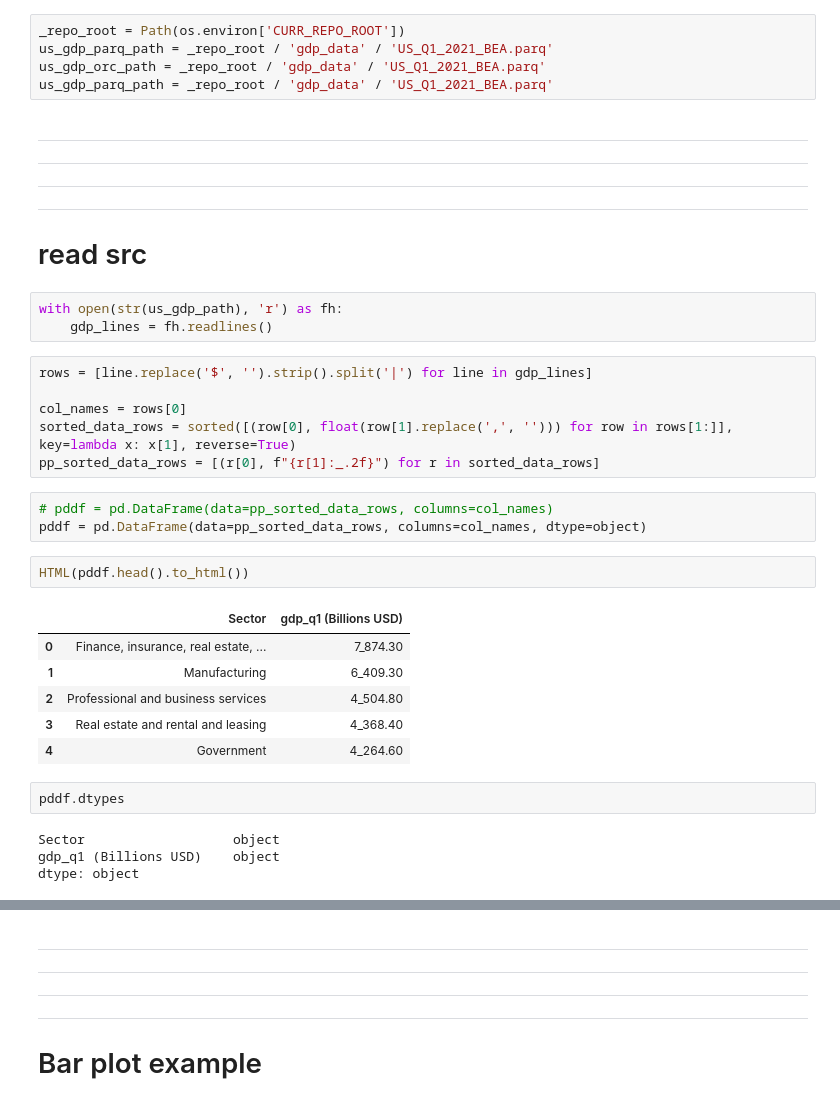
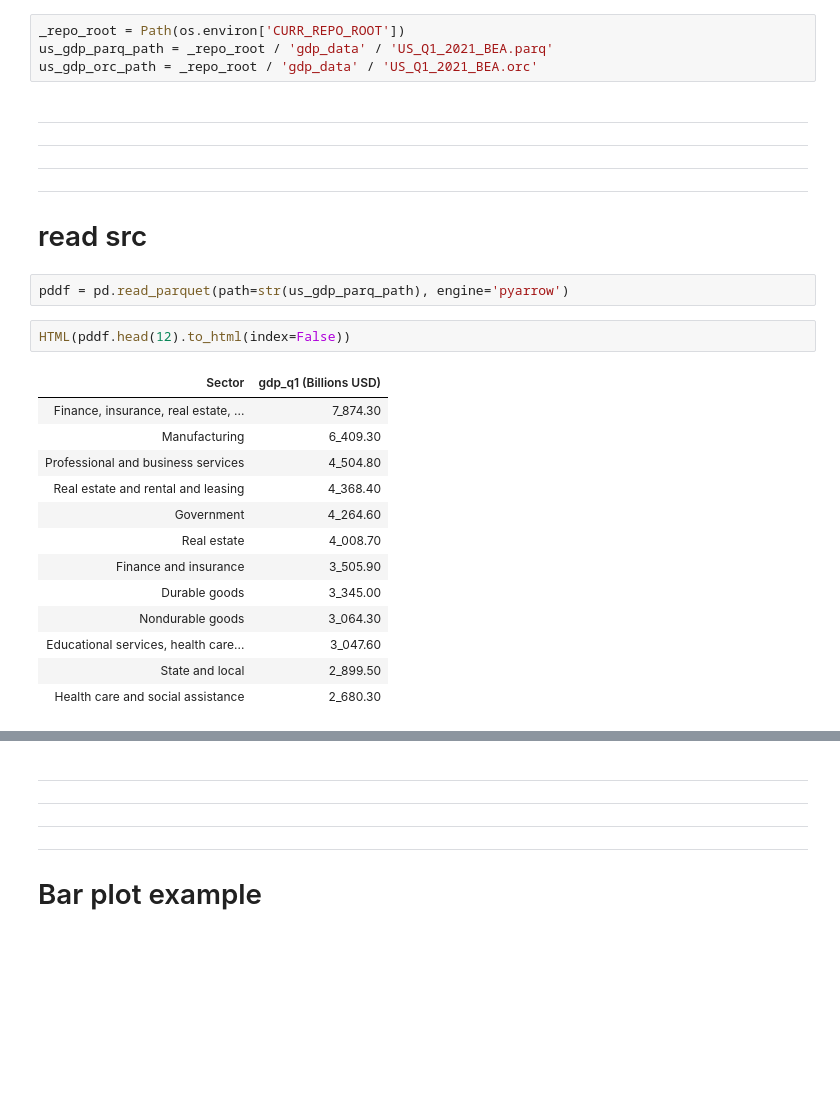
Before and after one commit to kouritron/mkmkdt, a Jupyter notebook: gdp_data/gdp_plot.ipynb, the cells around one changed output, grey strips where cells are left out. Saved outputs shown, nothing was run; the diff lists cells and outputs as text; blank space fills up the shorter version.

```diff
--- a/gdp_data/gdp_plot.ipynb
+++ b/gdp_data/gdp_plot.ipynb
@@ -19,8 +19,7 @@ import chart_studio.plotly as py
 # %%
 _repo_root = Path(os.environ['CURR_REPO_ROOT'])
 us_gdp_parq_path = _repo_root / 'gdp_data' / 'US_Q1_2021_BEA.parq'
-us_gdp_orc_path = _repo_root / 'gdp_data' / 'US_Q1_2021_BEA.parq'
-us_gdp_parq_path = _repo_root / 'gdp_data' / 'US_Q1_2021_BEA.parq'
+us_gdp_orc_path = _repo_root / 'gdp_data' / 'US_Q1_2021_BEA.orc'
 # %% [markdown]
 ----
 ----
@@ -30,28 +28,19 @@ us_gdp_parq_path = _repo_root / 'gdp_data' / 'US_Q1_2021_BEA.parq'
 # read src
-# %%
-with open(str(us_gdp_path), 'r') as fh:
-    gdp_lines = fh.readlines()
-# %%
-rows = [line.replace('$', '').strip().split('|') for line in gdp_lines]
-
-col_names = rows[0]
-sorted_data_rows = sorted([(row[0], float(row[1].replace(',', ''))) for row in rows[1:]], key=lambda x: x[1], reverse=True)
-pp_sorted_data_rows = [(r[0], f"{r[1]:_.2f}") for r in sorted_data_rows]
-# %%
-# pddf = pd.DataFrame(data=pp_sorted_data_rows, columns=col_names)
-pddf = pd.DataFrame(data=pp_sorted_data_rows, columns=col_names, dtype=object)
+# %%
+pddf = pd.read_parquet(path=str(us_gdp_parq_path), engine='pyarrow')
 # %%
-HTML(pddf.head().to_html())
+HTML(pddf.head(12).to_html(index=False))
 # %% [output]
-|  | Sector | gdp_q1 (Billions USD) |
-| 0 | Finance, insurance, real estate, ... | 7_874.30 |
-| 1 | Manufacturing | 6_409.30 |
-| 2 | Professional and business services | 4_504.80 |
-| 3 | Real estate and rental and leasing | 4_368.40 |
-| 4 | Government | 4_264.60 |
+| Sector | gdp_q1 (Billions USD) |
+| Finance, insurance, real estate, ... | 7_874.30 |
+| Manufacturing | 6_409.30 |
+| Professional and business services | 4_504.80 |
+| Real estate and rental and leasing | 4_368.40 |
+| Government | 4_264.60 |
+| Real estate | 4_008.70 |
+| Finance and insurance | 3_505.90 |
+| Durable goods | 3_345.00 |
+| Nondurable goods | 3_064.30 |
+| Educational services, health care... | 3_047.60 |
+| State and local | 2_899.50 |
+| Health care and social assistance | 2_680.30 |
-# %%
-pddf.dtypes
-# %% [output]
-Sector                   object
-gdp_q1 (Billions USD)    object
-dtype: object
```
Also changed, not shown: parts of 11 cells of this notebook, 6 other files.
